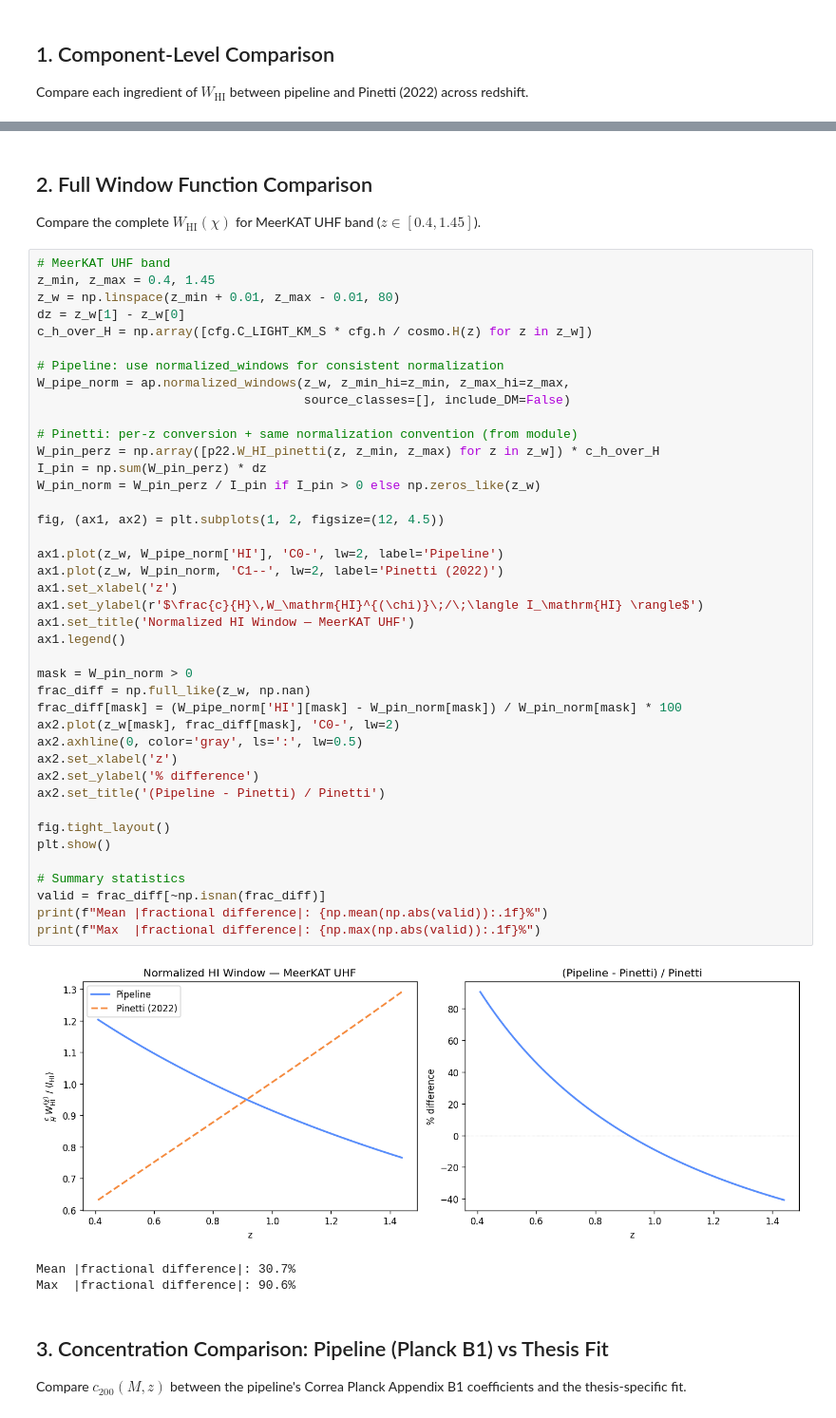
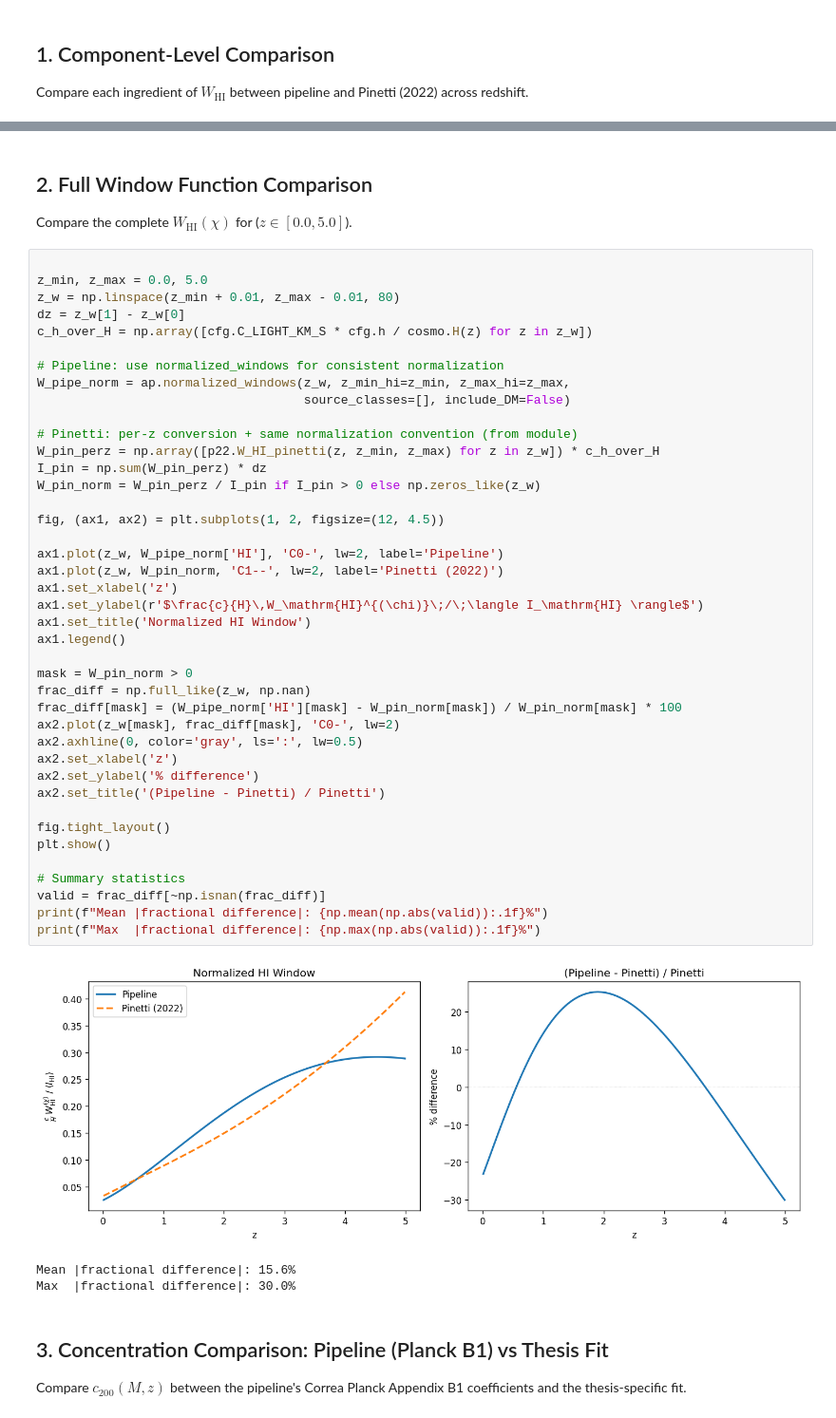
Before and after one commit to raw-asparagus/hixugrb, a Jupyter notebook: notebooks/pinetti2022_hi_validation.ipynb, the cells around one changed output, grey strips where cells are left out. Shown at 95% size. Saved outputs shown, nothing was run; the diff lists cells and outputs as text.

```diff
--- a/notebooks/pinetti2022_hi_validation.ipynb
+++ b/notebooks/pinetti2022_hi_validation.ipynb
@@ -132,10 +132,10 @@ plt.show()
 # %% [markdown]
 ## 2. Full Window Function Comparison
 
-Compare the complete $W_\text{HI}(\chi)$ for MeerKAT UHF band ($z \in [0.4, 1.45]$).
+Compare the complete $W_\text{HI}(\chi)$ for ($z \in [0.0, 5.0]$).
 # %%
-# MeerKAT UHF band
-z_min, z_max = 0.4, 1.45
+
+z_min, z_max = 0.0, 5.0
 z_w = np.linspace(z_min + 0.01, z_max - 0.01, 80)
 dz = z_w[1] - z_w[0]
 c_h_over_H = np.array([cfg.C_LIGHT_KM_S * cfg.h / cosmo.H(z) for z in z_w])
@@ -147,37 +147,37 @@ W_pipe_norm = ap.normalized_windows(z_w, z_min_hi=z_min, z_max_hi=z_max,
 # Pinetti: per-z conversion + same normalization convention (from module)
 W_pin_perz = np.array([p22.W_HI_pinetti(z, z_min, z_max) for z in z_w]) * c_h_over_H
 I_pin = np.sum(W_pin_perz) * dz
 W_pin_norm = W_pin_perz / I_pin if I_pin > 0 else np.zeros_like(z_w)
 
 fig, (ax1, ax2) = plt.subplots(1, 2, figsize=(12, 4.5))
 
 ax1.plot(z_w, W_pipe_norm['HI'], 'C0-', lw=2, label='Pipeline')
 ax1.plot(z_w, W_pin_norm, 'C1--', lw=2, label='Pinetti (2022)')
 ax1.set_xlabel('z')
 ax1.set_ylabel(r'$\frac{c}{H}\,W_\mathrm{HI}^{(\chi)}\;/\;\langle I_\mathrm{HI} \rangle$')
-ax1.set_title('Normalized HI Window — MeerKAT UHF')
+ax1.set_title('Normalized HI Window')
 ax1.legend()
 
 mask = W_pin_norm > 0
 frac_diff = np.full_like(z_w, np.nan)
 frac_diff[mask] = (W_pipe_norm['HI'][mask] - W_pin_norm[mask]) / W_pin_norm[mask] * 100
 ax2.plot(z_w[mask], frac_diff[mask], 'C0-', lw=2)
 ax2.axhline(0, color='gray', ls=':', lw=0.5)
 ax2.set_xlabel('z')
 ax2.set_ylabel('% difference')
 ax2.set_title('(Pipeline - Pinetti) / Pinetti')
 
 fig.tight_layout()
 plt.show()
 
 # Summary statistics
 valid = frac_diff[~np.isnan(frac_diff)]
 print(f"Mean |fractional difference|: {np.mean(np.abs(valid)):.1f}%")
 print(f"Max  |fractional difference|: {np.max(np.abs(valid)):.1f}%")
 # %% [output]
-[figure, old version]
+[figure, new version]
-Mean |fractional difference|: 30.7%
-Max  |fractional difference|: 90.6%
+Mean |fractional difference|: 15.6%
+Max  |fractional difference|: 30.0%
 # %% [markdown]
 ## 3. Concentration Comparison: Pipeline (Planck B1) vs Thesis Fit
 
```
Also changed, not shown: parts of 4 cells of this notebook, 9 other files.
